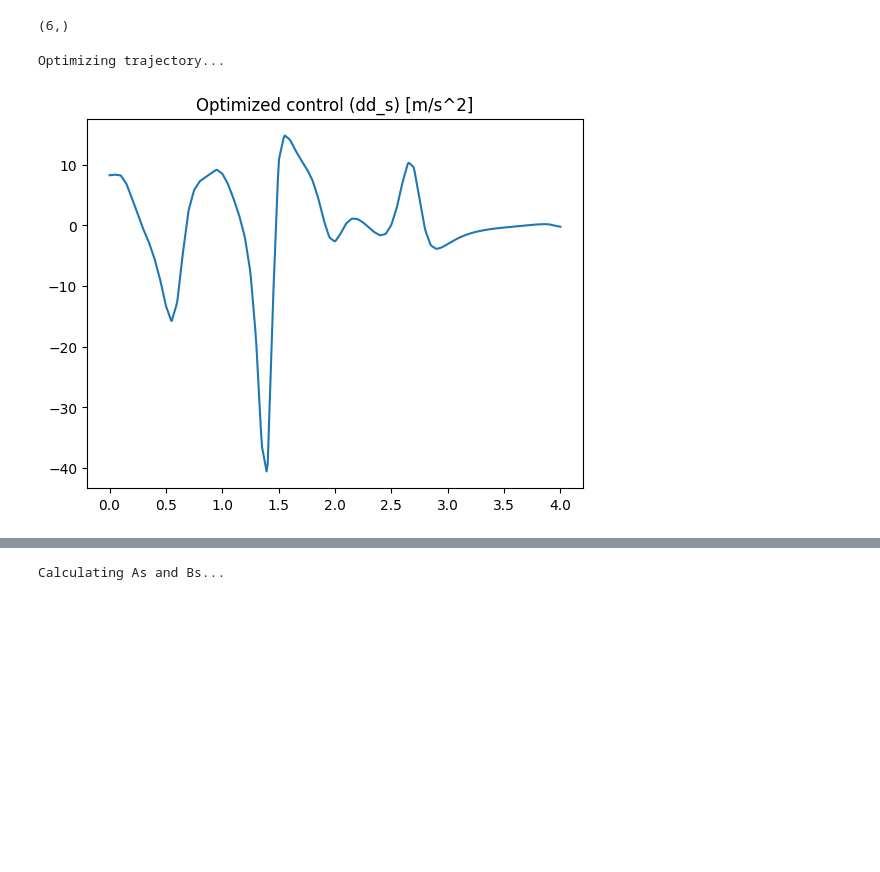
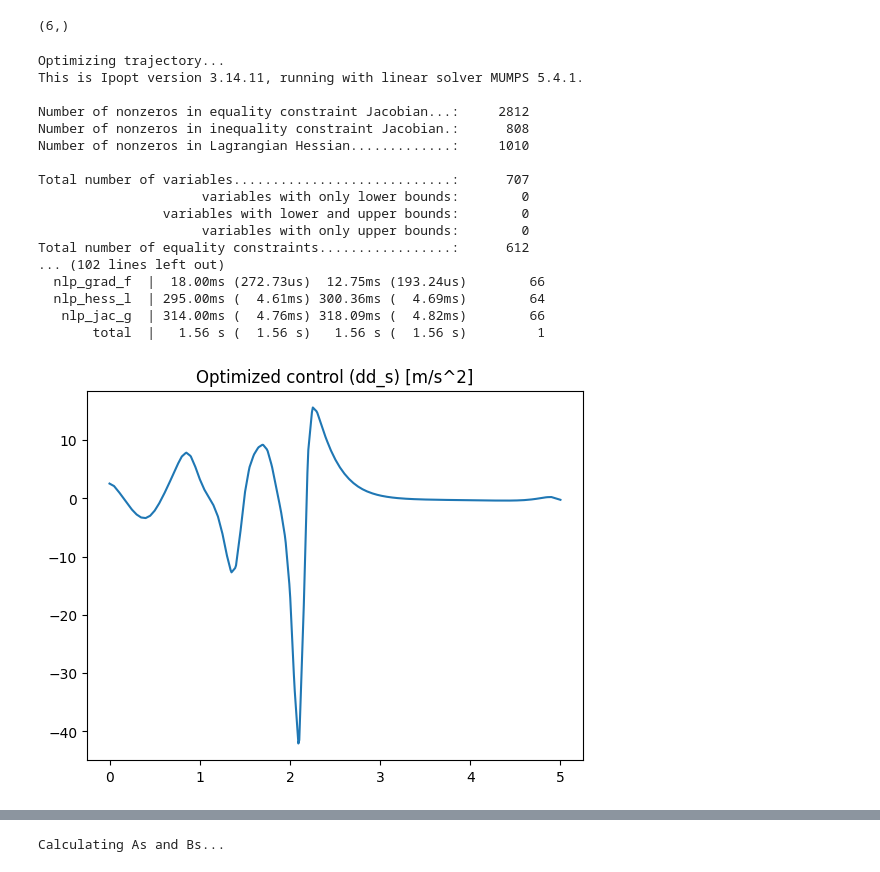
Before and after one commit to sackariaslunman/inverted-pendulum, a Jupyter notebook: src/python/env_cartpoles_direct_collocation_stepper.ipynb, the cells around one changed output, grey strips where cells are left out. Drawn from its saved outputs; the diff is of its cells as text; code cells hidden in the pictures; blank space fills up the shorter version.

```diff
--- a/src/python/env_cartpoles_direct_collocation_stepper.ipynb
+++ b/src/python/env_cartpoles_direct_collocation_stepper.ipynb
@@ -14,8 +14,8 @@ dt = 0.01
 g = 9.81
 
 cart = Cart(0.1, 0.01, (-0.8, 0.8), 0.1)
-motor = StepperMotor(0.05, (-5, 5), 0.1, (-10, 10), 0.1)
-poles = [Pole(0.1, 0.15, 0.01), Pole(0.3, 0.2, 0.01)]
+motor = StepperMotor(0.06, (-10, 10), 0.2, (-2, 2), 0.1)
+poles = [Pole(0.1, 0.15, 0.01), Pole(0.2, 0.2, 0.01)]
 n = len(poles)
 
 system = CartPoleStepperMotorSystem(cart, motor, poles, g)
@@ -28,35 +28,43 @@ env.observation_space.shape
 # %% [output]
 (6,)
 # %%
-end_time = 4
+end_time = 5
 dt_collocation = 0.05
 N_collocation = int(end_time/dt_collocation)+1
 
 N = int(end_time/dt)
 
-direct_collocation = DirectCollocation(
-    N_collocation,
-    system.differentiate,
-    system.state_lower_bound.shape[0],
-    system.control_lower_bound.shape[0],
-    system.constraints,
-    system.calculate_error,
-    0.01
-)
+direct_collocation = CartPoleStepperMotorDirectCollocation(N, N_collocation, end_time, system, 0.001)
 
 x0 = np.array([0, 0] + [radians(180), 0]*n)
 
 r = np.array([-0.2, 0] + [0, 0]*n)
 
 print("Optimizing trajectory...")
-states, controls = direct_collocation.make_controller(end_time, x0, r, N)
+states, controls = direct_collocation.make_controller(x0, r)
 
 time = np.linspace(0, end_time, N)
 
 plt.title("Optimized control (dd_s) [m/s^2]")
 plt.plot(time, controls.T[0])
 plt.show()
 # %% [output]
 Optimizing trajectory...
+This is Ipopt version 3.14.11, running with linear solver MUMPS 5.4.1.
+
+Number of nonzeros in equality constraint Jacobian...:     2812
+Number of nonzeros in inequality constraint Jacobian.:      808
+Number of nonzeros in Lagrangian Hessian.............:     1010
+
+Total number of variables............................:      707
+                     variables with only lower bounds:        0
+                variables with lower and upper bounds:        0
+                     variables with only upper bounds:        0
+Total number of equality constraints.................:      612
+... (102 lines left out)
+  nlp_grad_f  |  18.00ms (272.73us)  12.75ms (193.24us)        66
+  nlp_hess_l  | 295.00ms (  4.61ms) 300.36ms (  4.69ms)        64
+   nlp_jac_g  | 314.00ms (  4.76ms) 318.09ms (  4.82ms)        66
+       total  |   1.56 s (  1.56 s)   1.56 s (  1.56 s)         1
-[figure, old version]
+[figure, new version]
 # %%
```
Also changed, not shown: parts of 5 cells of this notebook, 2 other files.
